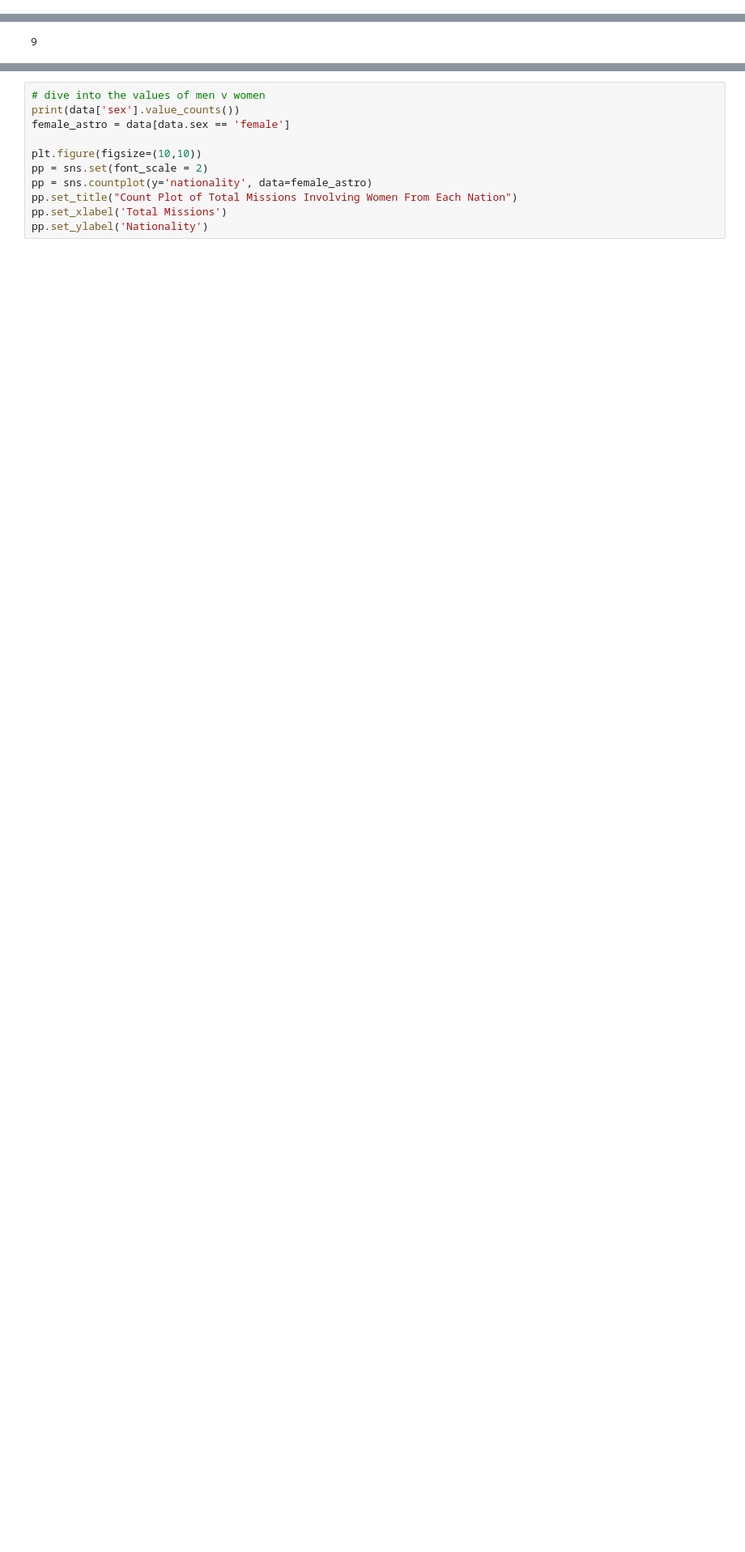
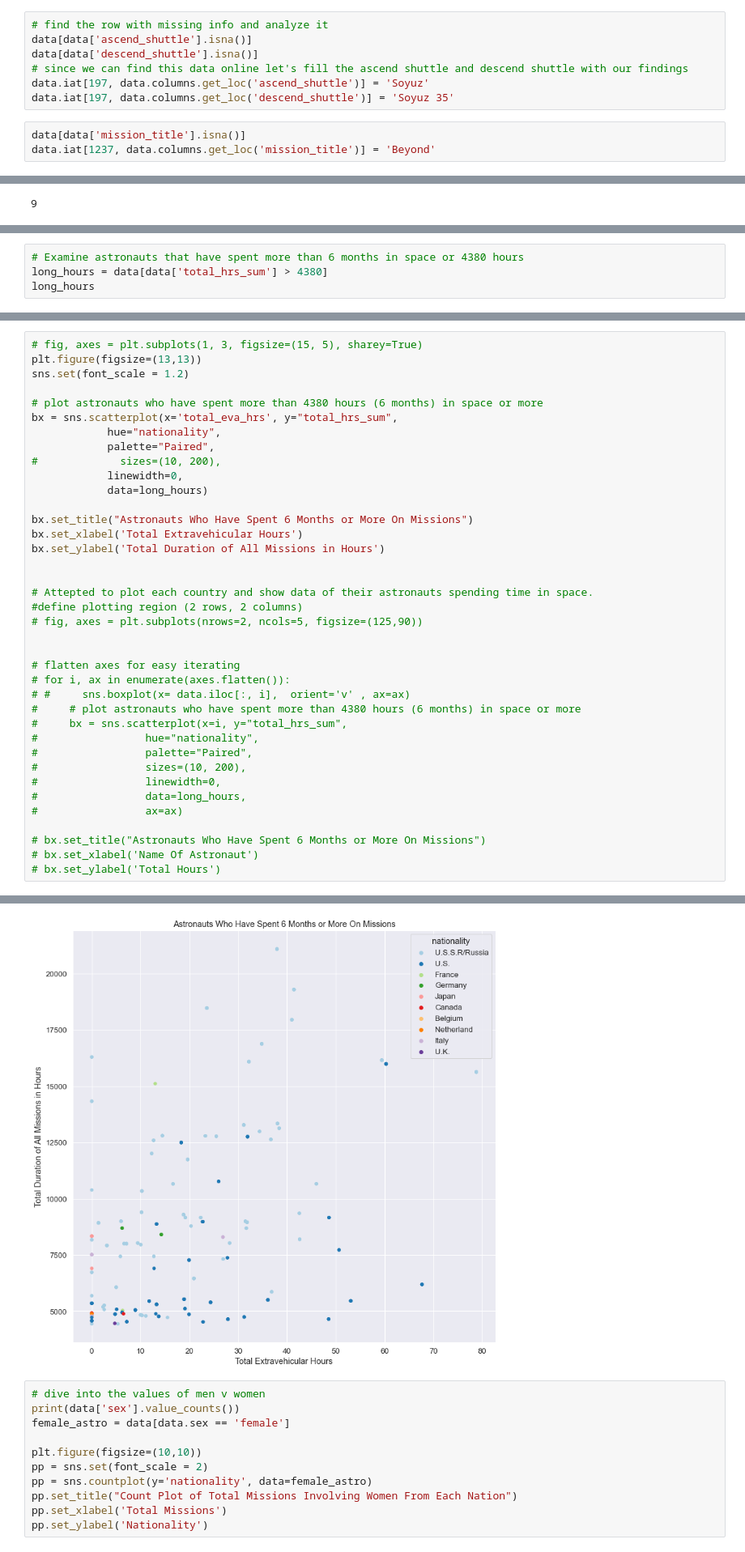
Before and after one commit to munjik/personal-projects, a Jupyter notebook: nPlan/astronauts-missions.ipynb, the cells around one changed output, grey strips where cells are left out. Shown at 81% size. Drawn from its saved outputs; the diff is of its cells as text; blank space fills up the shorter version.

Commit message:
EDA On Data

```diff
--- a/nPlan/astronauts-missions.ipynb
+++ b/nPlan/astronauts-missions.ipynb
@@ -141,3 +167,13 @@ data[data['original_name'] == 'Al-saud, Sultan bin Salman']
+# %%
+# find the row with missing info and analyze it
+data[data['ascend_shuttle'].isna()]
+data[data['descend_shuttle'].isna()]
+# since we can find this data online let's fill the ascend shuttle and descend shuttle with our findings
+data.iat[197, data.columns.get_loc('ascend_shuttle')] = 'Soyuz'
+data.iat[197, data.columns.get_loc('descend_shuttle')] = 'Soyuz 35'
+# %%
+data[data['mission_title'].isna()]
+data.iat[1237, data.columns.get_loc('mission_title')] = 'Beyond'
 # %% [markdown]
 <h2> 💻 drop_duplicates</h2>
 # %%
@@ -214,0 +270,4 @@ Name: nationality, dtype: int64
+# %%
+# Examine astronauts that have spent more than 6 months in space or 4380 hours
+long_hours = data[data['total_hrs_sum'] > 4380]
+long_hours
@@ -214,0 +305,39 @@ Name: nationality, dtype: int64
+# %%
+# fig, axes = plt.subplots(1, 3, figsize=(15, 5), sharey=True)
+plt.figure(figsize=(13,13))
+sns.set(font_scale = 1.2)
+
+# plot astronauts who have spent more than 4380 hours (6 months) in space or more
+bx = sns.scatterplot(x='total_eva_hrs', y="total_hrs_sum",
+            hue="nationality",
+            palette="Paired",
+#             sizes=(10, 200),
+            linewidth=0,
+            data=long_hours)
+
+bx.set_title("Astronauts Who Have Spent 6 Months or More On Missions")
+bx.set_xlabel('Total Extravehicular Hours')
+bx.set_ylabel('Total Duration of All Missions in Hours')
+
+
+# Attepted to plot each country and show data of their astronauts spending time in space.
+#define plotting region (2 rows, 2 columns)
+# fig, axes = plt.subplots(nrows=2, ncols=5, figsize=(125,90))
+
+
+# flatten axes for easy iterating
+# for i, ax in enumerate(axes.flatten()):
+# #     sns.boxplot(x= data.iloc[:, i],  orient='v' , ax=ax)
+#     # plot astronauts who have spent more than 4380 hours (6 months) in space or more
+#     bx = sns.scatterplot(x=i, y="total_hrs_sum",
+#                 hue="nationality",
+#                 palette="Paired",
+#                 sizes=(10, 200),
+#                 linewidth=0,
+#                 data=long_hours,
+#                 ax=ax)
+
+# bx.set_title("Astronauts Who Have Spent 6 Months or More On Missions")
+# bx.set_xlabel('Name Of Astronaut')
+# bx.set_ylabel('Total Hours')
+# %% [output]
@@ -215,3 +345,4 @@ Name: nationality, dtype: int64
+[figure, added]
 # %%
 # dive into the values of men v women
 print(data['sex'].value_counts())
```
Also changed, not shown: parts of 16 cells of this notebook, 2 other files.
